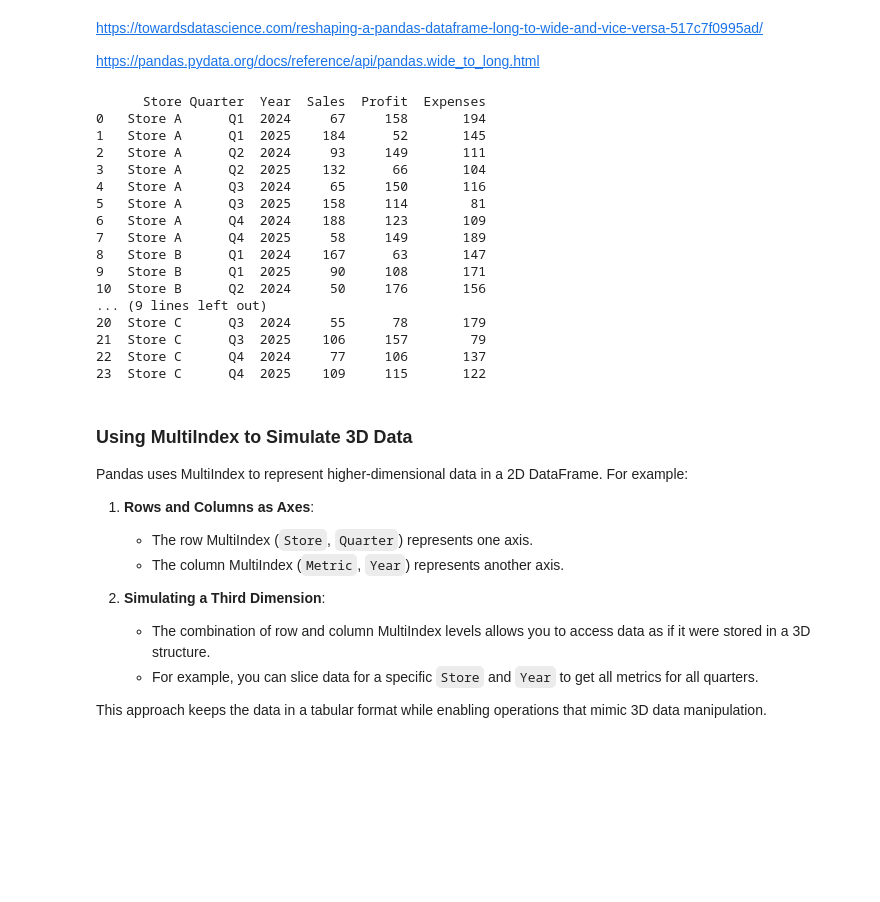
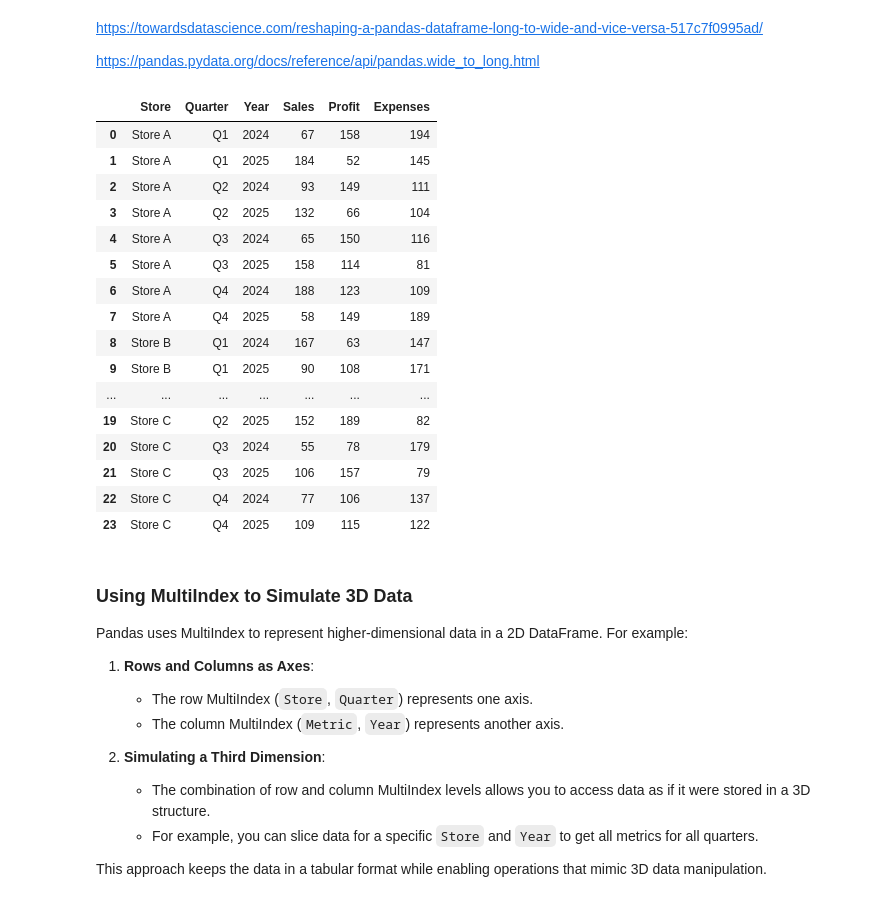
Before and after one commit to thomastay353/6m-data-1.7-intro-pandas, a Jupyter notebook: notebooks/pandas_additional.ipynb, the cells around one changed output. Drawn from its saved outputs; the diff is of its cells as text; code cells hidden in the pictures; blank space fills up the shorter version.

```diff
--- a/notebooks/pandas_additional.ipynb
+++ b/notebooks/pandas_additional.ipynb
@@ -163,36 +165,36 @@ https://pandas.pydata.org/docs/reference/api/pandas.wide_to_long.html
 # %%
 # Load CSV
 raw_df = pd.read_csv("sales.csv")
 
 # Convert wide format to panel (long) format
 panel_df = pd.wide_to_long(
     raw_df,
     stubnames=['Sales', 'Profit', 'Expenses'],
     i=['Store', 'Quarter'],
     j='Year',
     sep='_',
     suffix='\\d+'
 ).reset_index()
 
-print(panel_df)
+panel_df
 # %% [output]
-      Store Quarter  Year  Sales  Profit  Expenses
-0   Store A      Q1  2024     67     158       194
-1   Store A      Q1  2025    184      52       145
-2   Store A      Q2  2024     93     149       111
-3   Store A      Q2  2025    132      66       104
-4   Store A      Q3  2024     65     150       116
-5   Store A      Q3  2025    158     114        81
-6   Store A      Q4  2024    188     123       109
-7   Store A      Q4  2025     58     149       189
-8   Store B      Q1  2024    167      63       147
-9   Store B      Q1  2025     90     108       171
-10  Store B      Q2  2024     50     176       156
-... (9 lines left out)
-20  Store C      Q3  2024     55      78       179
-21  Store C      Q3  2025    106     157        79
-22  Store C      Q4  2024     77     106       137
-23  Store C      Q4  2025    109     115       122
+|  | Store | Quarter | Year | Sales | Profit | Expenses |
+| 0 | Store A | Q1 | 2024 | 67 | 158 | 194 |
+| 1 | Store A | Q1 | 2025 | 184 | 52 | 145 |
+| 2 | Store A | Q2 | 2024 | 93 | 149 | 111 |
+| 3 | Store A | Q2 | 2025 | 132 | 66 | 104 |
+| 4 | Store A | Q3 | 2024 | 65 | 150 | 116 |
+| 5 | Store A | Q3 | 2025 | 158 | 114 | 81 |
+| 6 | Store A | Q4 | 2024 | 188 | 123 | 109 |
+| 7 | Store A | Q4 | 2025 | 58 | 149 | 189 |
+| 8 | Store B | Q1 | 2024 | 167 | 63 | 147 |
+| 9 | Store B | Q1 | 2025 | 90 | 108 | 171 |
+| ... | ... | ... | ... | ... | ... | ... |
+| 19 | Store C | Q2 | 2025 | 152 | 189 | 82 |
+| 20 | Store C | Q3 | 2024 | 55 | 78 | 179 |
+| 21 | Store C | Q3 | 2025 | 106 | 157 | 79 |
+| 22 | Store C | Q4 | 2024 | 77 | 106 | 137 |
+| 23 | Store C | Q4 | 2025 | 109 | 115 | 122 |
 # %% [markdown]
 ### Using MultiIndex to Simulate 3D Data
 
```
Also changed, not shown: parts of 7 cells of this notebook.
